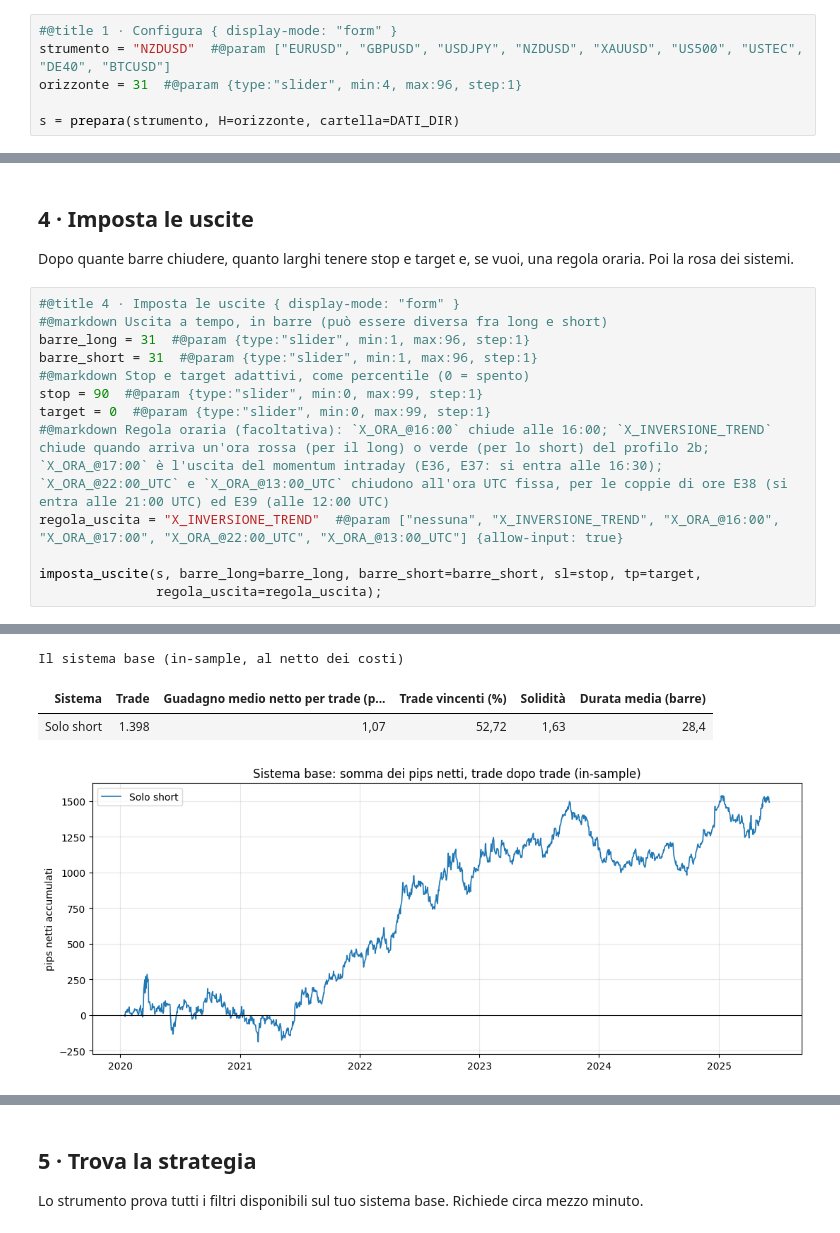
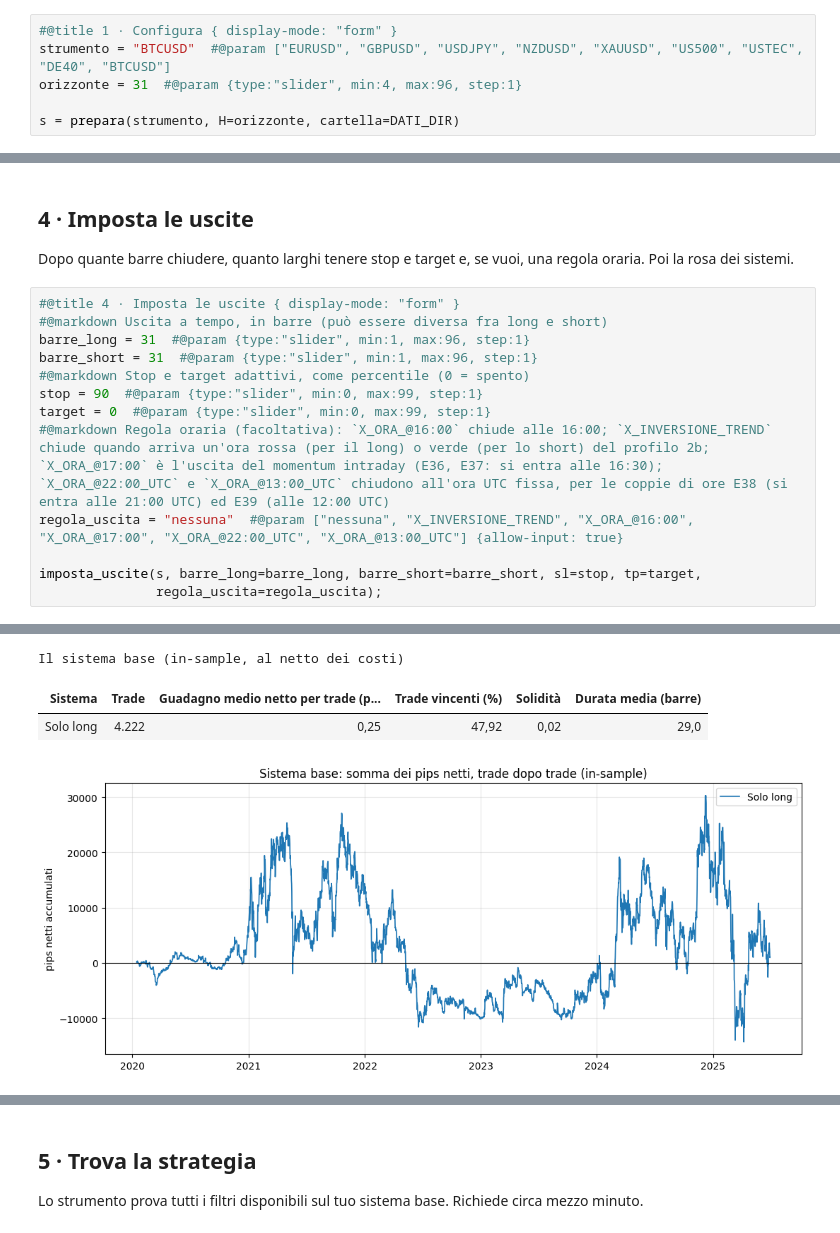
Before and after one commit to matti410/Trading-System-Creator_V4, a Jupyter notebook: Trading_System_Lab.ipynb, the cells around one changed output, grey strips where cells are left out. Saved outputs shown, nothing was run; the diff lists cells and outputs as text.

```diff
--- a/Trading_System_Lab.ipynb
+++ b/Trading_System_Lab.ipynb
@@ -82,7 +82,7 @@ Scegli lo strumento e per quante barre osservare il prezzo dopo ogni segnale (1
 Gli strumenti sono quelli della tabella `engine/simboli.py`, con i CSV in `dati/`. Costi dal listino del conto Standard (`SPREAD_LISTINO_PIPS` in `engine/vetrina.py`): se a uno strumento manca la riga, il passo si ferma e dice la riga esatta da aggiungere.
 # %%
 #@title 1 · Configura { display-mode: "form" }
-strumento = "NZDUSD"  #@param ["EURUSD", "GBPUSD", "USDJPY", "NZDUSD", "XAUUSD", "US500", "USTEC", "DE40", "BTCUSD"]
+strumento = "BTCUSD"  #@param ["EURUSD", "GBPUSD", "USDJPY", "NZDUSD", "XAUUSD", "US500", "USTEC", "DE40", "BTCUSD"]
 orizzonte = 31  #@param {type:"slider", min:4, max:96, step:1}
 
 s = prepara(strumento, H=orizzonte, cartella=DATI_DIR)
@@ -193,7 +185,7 @@ barre_short = 31  #@param {type:"slider", min:1, max:96, step:1}
 stop = 90  #@param {type:"slider", min:0, max:99, step:1}
 target = 0  #@param {type:"slider", min:0, max:99, step:1}
 #@markdown Regola oraria (facoltativa): `X_ORA_@16:00` chiude alle 16:00; `X_INVERSIONE_TREND` chiude quando arriva un'ora rossa (per il long) o verde (per lo short) del profilo 2b; `X_ORA_@17:00` è l'uscita del momentum intraday (E36, E37: si entra alle 16:30); `X_ORA_@22:00_UTC` e `X_ORA_@13:00_UTC` chiudono all'ora UTC fissa, per le coppie di ore E38 (si entra alle 21:00 UTC) ed E39 (alle 12:00 UTC)
-regola_uscita = "X_INVERSIONE_TREND"  #@param ["nessuna", "X_INVERSIONE_TREND", "X_ORA_@16:00", "X_ORA_@17:00", "X_ORA_@22:00_UTC", "X_ORA_@13:00_UTC"] {allow-input: true}
+regola_uscita = "nessuna"  #@param ["nessuna", "X_INVERSIONE_TREND", "X_ORA_@16:00", "X_ORA_@17:00", "X_ORA_@22:00_UTC", "X_ORA_@13:00_UTC"] {allow-input: true}
 
 imposta_uscite(s, barre_long=barre_long, barre_short=barre_short, sl=stop, tp=target,
                regola_uscita=regola_uscita);
@@ -203,4 +194,4 @@ imposta_uscite(s, barre_long=barre_long, barre_short=barre_short, sl=stop, tp=ta
 Il sistema base (in-sample, al netto dei costi)
 | Sistema | Trade | Guadagno medio netto per trade (p... | Trade vincenti (%) | Solidità | Durata media (barre) |
-| Solo short | 1.398 | 1,07 | 52,72 | 1,63 | 28,4 |
+| Solo long | 4.222 | 0,25 | 47,92 | 0,02 | 29,0 |
-[figure, old version]
+[figure, new version]
```
Also changed, not shown: parts of 10 cells of this notebook.
